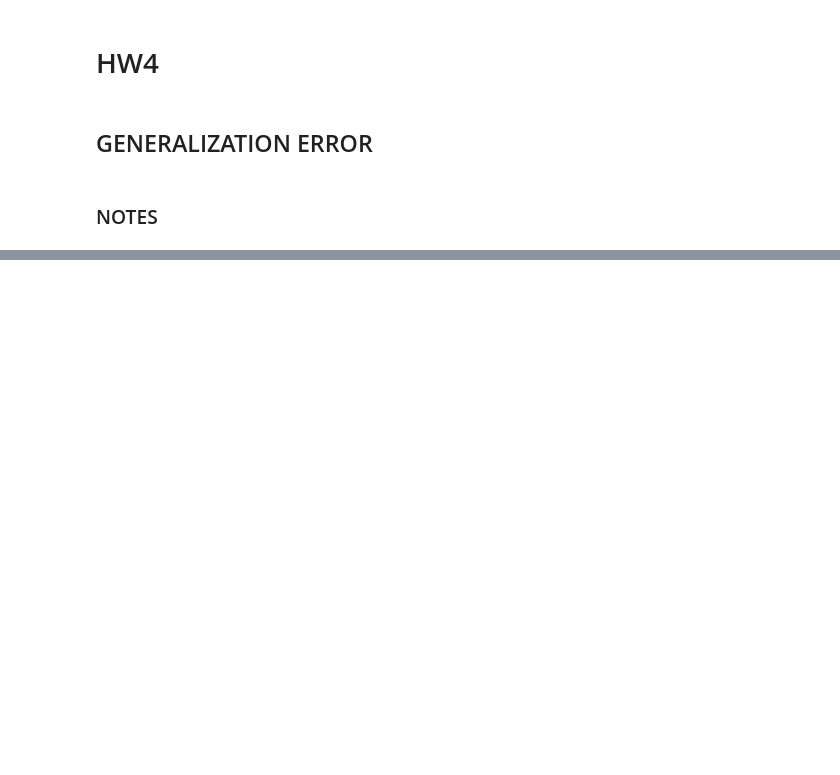
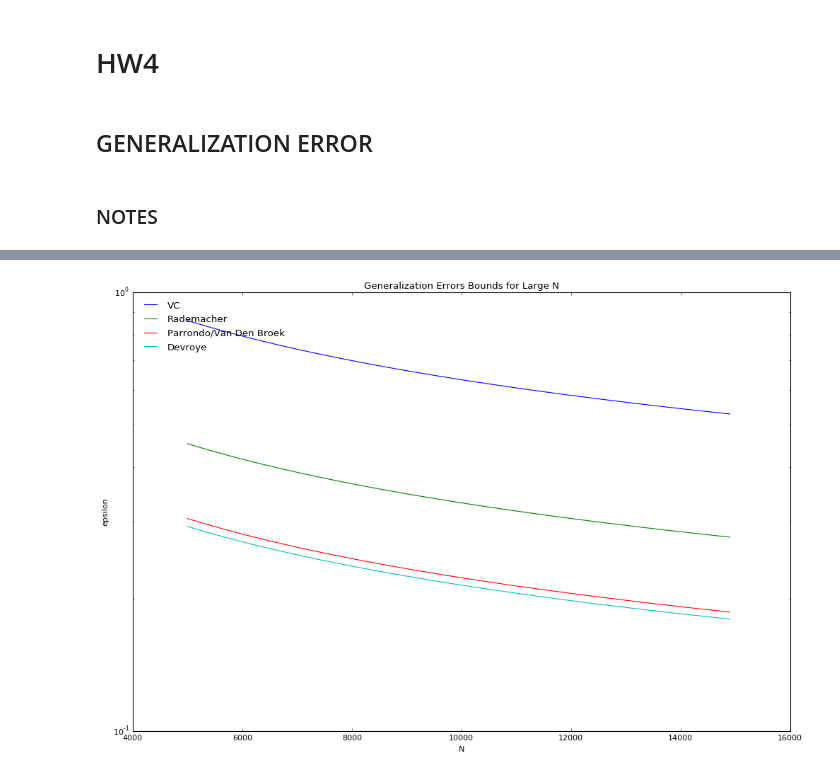
Before and after one commit to YizheS/cs156-learning-from-data-hw, a Jupyter notebook: hw4.ipynb, the cells around one changed output, grey strips where cells are left out. Saved outputs shown, nothing was run; the diff lists cells and outputs as text; code cells hidden in the pictures; blank space fills up the shorter version.

Commit message:
hw4: finishing generalization error

```diff
--- a/hw4.ipynb
+++ b/hw4.ipynb
@@ -17,14 +17,14 @@ Given d<sub>vc</sub> = 10, &delta; = 0.95 (95% confidence), here are some N and
 # %%
 import math
 
-def get_eps(delta, N, dvc):
+def vc_eps(delta, N, dvc):
     return math.sqrt((8.0/N)*((dvc*math.log(2.0*N))-math.log(delta/4.0)))
 
-prob1_N = [400000,420000,440000,480000]
-prob1_delta = 0.95
+prob1_N = [400000,420000,440000, 460000, 480000]
+prob1_delta = 0.05
 prob1_dvc = 10
 
 for cur_N in prob1_N:
-    cur_eps = get_eps(prob1_delta, cur_N, prob1_dvc)
+    cur_eps = vc_eps(prob1_delta, cur_N, prob1_dvc)
     print("N = %d : epsilon = %f" % (cur_N, cur_eps))
 # %% [output]
@@ -36,0 +44,83 @@ Now we wish to compare bounds on generalization error &epsilon; holding with pro
+# %%
+import numpy as np
+import matplotlib.pyplot as plt
+
+def vc_mapper(N):
+    return vc_eps(0.05, N, 50)
+
+vc_vec = np.vectorize(vc_mapper)
+
+def rademacher_eps(delta, N, dvc):
+    cur_eps = math.sqrt((2.0/N)*(math.log(2.0*N)+(dvc*math.log(N)))) + math.sqrt((2.0/N) * math.log(1.0/delta)) + (1.0/N)
+    return cur_eps
+
+def rademacher_mapper(N):
+    return rademacher_eps(0.05, N, 50)
+
+rademacher_vec = np.vectorize(rademacher_mapper)
+
+eps_range = np.arange(0.0,10, 0.0001)
+
+def parrondo_eps(delta, N, dvc):
+    last_true = False
+    last_eps = eps_range[0]
+    for cur_eps in eps_range:
+        cur_rightside = (1.0/N) * ((2.0*cur_eps) + math.log(6.0/delta) + (dvc*math.log(2.0*N)))
+        cur_rightside = math.sqrt(cur_rightside)
+        cur_true = cur_eps <= cur_rightside
+        if cur_true == False and last_true == True:
+            break
+        elif cur_true == True:
+            last_true = True
+            last_eps = cur_eps
+    return last_eps
+
+def parrondo_mapper(N):
+    return parrondo_eps(0.05, N, 50)
+
+parrondo_vec = np.vectorize(parrondo_mapper)
+
+def devroye_eps(delta, N, dvc):
+    last_true = False
+    last_eps = eps_range[0]
+    for cur_eps in eps_range:
+        cur_rightside = (1.0/(2.0*N))*(((4.0*cur_eps)*(1.0+cur_eps)) + math.log(4.0/delta) + ((2.0*dvc)*math.log(N)))
+        cur_rightside = math.sqrt(cur_rightside)
+        cur_true = cur_eps <= cur_rightside
+        if cur_true == False and last_true == True:
+            break
+        elif cur_true == True:
+            last_true = True
+            last_eps = cur_eps
+    return last_eps
+
+def devroye_mapper(N):
+    return devroye_eps(0.05, N, 50)
+
+devroye_vec = np.vectorize(devroye_mapper)
+
+prob2 = {}
+prob2["N"] = np.arange(5000,15000, 100)
+prob2["vc"] = vc_vec(prob2["N"])
+prob2["rad"] = rademacher_vec(prob2["N"])
+prob2["par"] = parrondo_vec(prob2["N"])
+prob2["dev"] = devroye_vec(prob2["N"])
+
+prob2["plot"] = plt.figure(figsize=(15,10), dpi=80)
+prob2["ax"] = prob2["plot"].add_subplot(111)
+prob2["ax"].set_title("Generalization Errors Bounds for Large N")
+prob2["ax"].set_xlabel("N")
+prob2["ax"].set_ylabel("epsilon")
+prob2["ax"].set_yscale("log", basey=10)
+
+
+prob2["ax"].plot(prob2["N"], prob2["vc"], label="VC")
+prob2["ax"].plot(prob2["N"], prob2["rad"], label="Rademacher")
+prob2["ax"].plot(prob2["N"], prob2["par"], label="Parrondo/Van Den Broek")
+prob2["ax"].plot(prob2["N"], prob2["dev"], label = "Devroye")
+
+prob2["ax"].legend(loc='upper left', frameon=False)
+
+plt.show()
+# %% [output]
+[figure, added]
```
Also changed, not shown: parts of 5 cells of this notebook, 1 other file.
